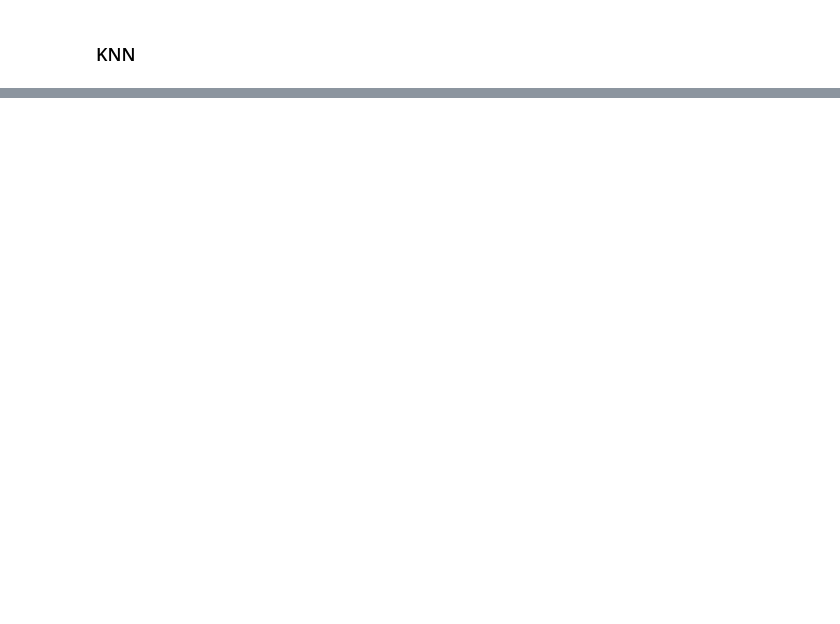
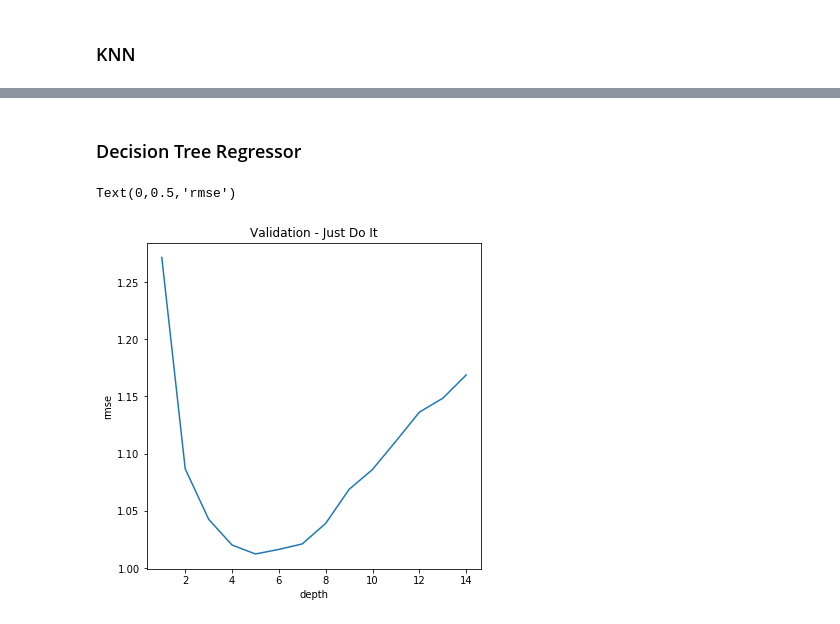
Before and after one commit to diogoflorencio/machine-learning, a Jupyter notebook: lab3/Previsão de Votação de Deputados.ipynb, the cells around one changed output, grey strips where cells are left out. Saved outputs shown, nothing was run; the diff lists cells and outputs as text; code cells hidden in the pictures; blank space fills up the shorter version.

```diff
--- a/lab3/Previsão de Votação de Deputados.ipynb
+++ b/lab3/Previsão de Votação de Deputados.ipynb
@@ -159,0 +132,18 @@ Text(0,0.5,'rmse')
+# %% [markdown]
+### Decision Tree Regressor
+# %%
+from sklearn.tree import DecisionTreeRegressor
+
+depths = np.arange(1,15,1).tolist()
+
+cv_treeregressor = [rmse_cv(DecisionTreeRegressor(max_depth = depth )).mean()
+            for depth in depths]
+
+matplotlib.rcParams['figure.figsize'] = (6.0, 6.0)
+cv_treeregressor = pd.Series(cv_treeregressor, index = depths)
+cv_treeregressor.plot(title = "Validation - Just Do It")
+plt.xlabel("depth")
+plt.ylabel("rmse")
+# %% [output]
+Text(0,0.5,'rmse')
+[figure, added]
```
Also changed, not shown: parts of 10 cells of this notebook.
